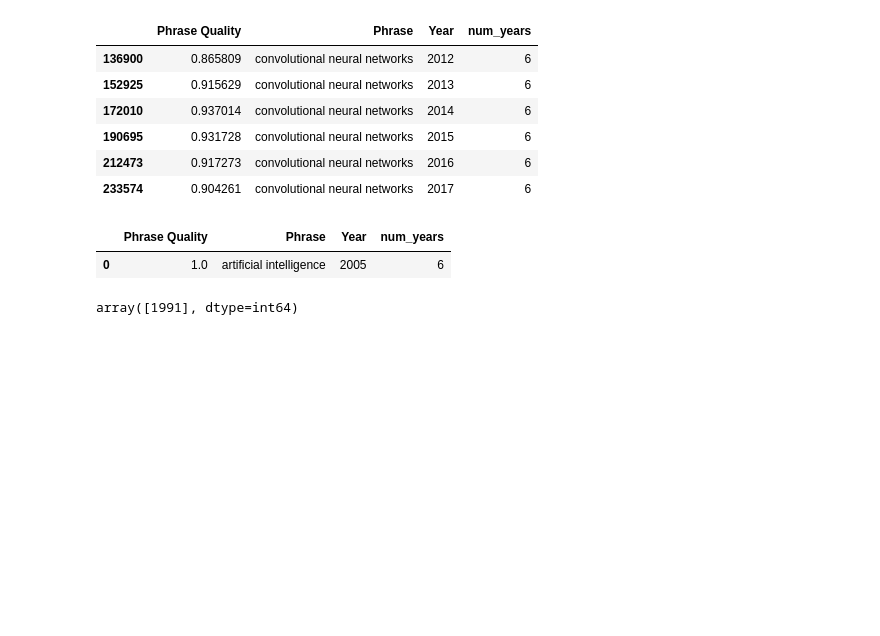
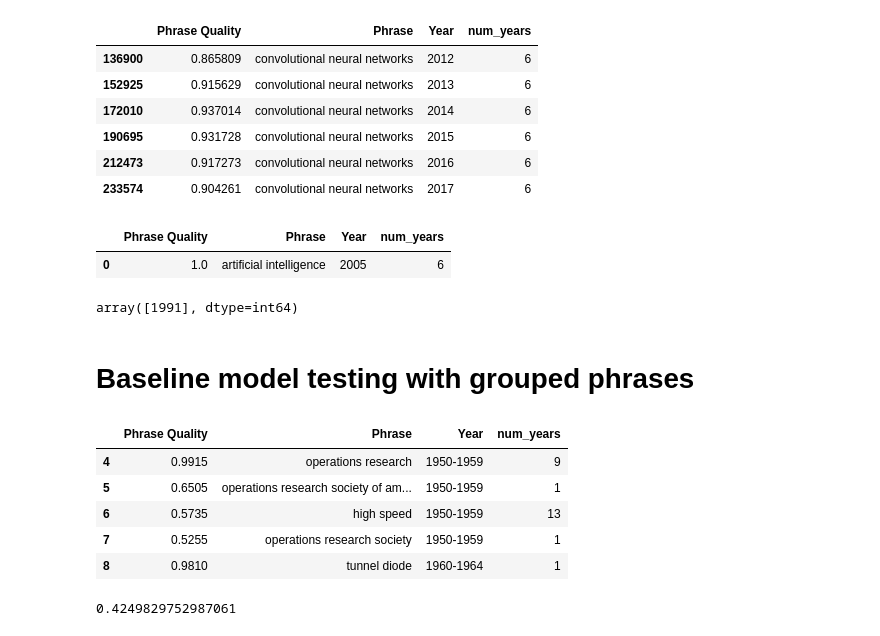
Before and after one commit to jamesjaeyu/autophrase_over_time, a Jupyter notebook: notebooks/model_generation_James.ipynb, the cells around one changed output. Saved outputs shown, nothing was run; the diff lists cells and outputs as text; code cells hidden in the pictures; blank space fills up the shorter version.

```diff
--- a/notebooks/model_generation_James.ipynb
+++ b/notebooks/model_generation_James.ipynb
@@ -471,0 +459,19 @@ array([1991], dtype=int64)
+# %% [markdown]
+# Baseline model testing with grouped phrases
+# %%
+df = pd.read_csv('../results/dblp-v10-grouped/dblp-v10-grouped-phrases.csv', index_col=0)
+df = df[4:]
+df = df.dropna()
+# %%
+# num_years is slightly different since we grouped years now
+counts = df.groupby('Phrase').size()
+df['num_years'] = df.apply(lambda x: counts[x['Phrase']], axis=1)
+# %%
+df.head()
+# %% [output]
+|  | Phrase Quality | Phrase | Year | num_years |
+| 4 | 0.9915 | operations research | 1950-1959 | 9 |
+| 5 | 0.6505 | operations research society of am... | 1950-1959 | 1 |
+| 6 | 0.5735 | high speed | 1950-1959 | 13 |
+| 7 | 0.5255 | operations research society | 1950-1959 | 1 |
+| 8 | 0.9810 | tunnel diode | 1960-1964 | 1 |
@@ -471,0 +491,5 @@ array([1991], dtype=int64)
+# %%
+# 42.5% accuracy
+pl.score(X_test, y_test)
+# %% [output]
+0.4249829752987061
```
Also changed, not shown: parts of 26 cells of this notebook, 2 other files.
